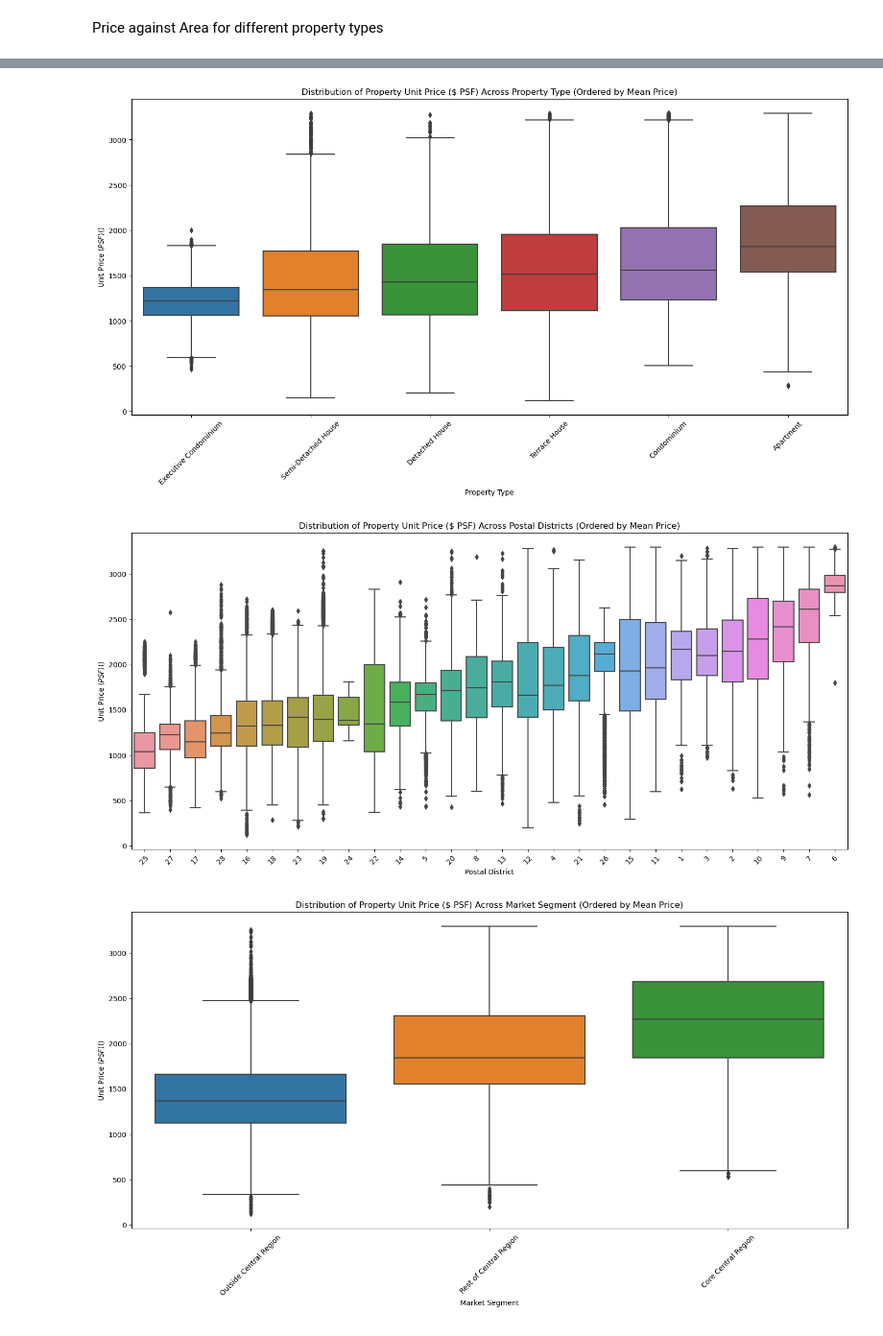
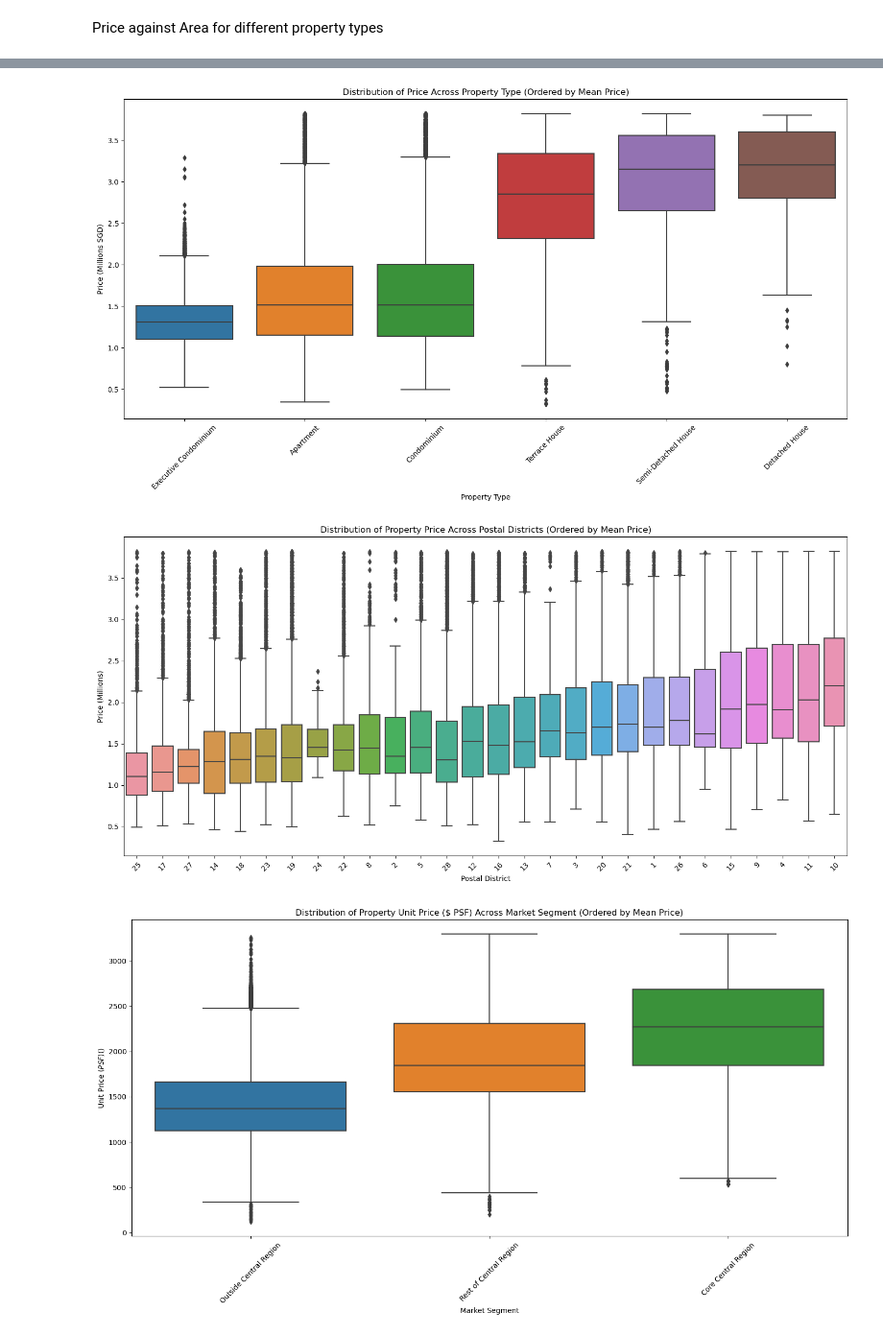
Before and after one commit to feliciahxy/SC1015-DSAI-project, a Jupyter notebook: EDA/EDA.ipynb, the cells around one changed output, grey strips where cells are left out. Shown at 96% size. Drawn from its saved outputs; the diff is of its cells as text; code cells hidden in the pictures.

```diff
--- a/EDA/EDA.ipynb
+++ b/EDA/EDA.ipynb
@@ -276,67 +344,71 @@ Terrace House: R² = 0.2976
 # %%
 # Remove outliers from Price
 df_filtered = df.copy()
-df_filtered['Unit Price ($ PSF)'] = removeoutlier(df_filtered['Unit Price ($ PSF)'])
+df_filtered['Price'] = removeoutlier(df_filtered['Price'])
 
-# Drop rows with NaN values in Price and Postal District
-df_filtered = df_filtered.dropna(subset=['Unit Price ($ PSF)', 'Property Type'])
+# Drop rows with NaN values in Price and Property Type
+df_filtered = df_filtered.dropna(subset=['Price', 'Property Type'])
 
-# Convert Postal District to string for categorical plotting
+# Convert Property Type to string for categorical plotting
 df_filtered['Property Type'] = df_filtered['Property Type'].astype(str)
 
-# Calculate mean prices per district and sort them
-district_order = df_filtered.groupby("Property Type")["Unit Price ($ PSF)"].mean().sort_values().index
+# Convert Price to millions
+df_filtered['Price_Million'] = df_filtered['Price'] / 1_000_000
+
+# Calculate mean prices per property type and sort them
+district_order = df_filtered.groupby("Property Type")["Price_Million"].mean().sort_values().index
 
 # Set figure size
 plt.figure(figsize=(18, 8))
 
-# Create boxplot, ordered by mean price
-sb.boxplot(x='Property Type', y='Unit Price ($ PSF)', data=df_filtered, order=district_order)
+# Create boxplot, ordered by mean price (in millions)
+sb.boxplot(x='Property Type', y='Price_Million', data=df_filtered, order=district_order)
 
 # Customize labels and title
 plt.xlabel("Property Type")
-plt.ylabel("Unit Price ($ PSF) ($)")
-plt.title("Distribution of Property Unit Price ($ PSF) Across Property Type (Ordered by Mean Price)")
+plt.ylabel("Price (Millions SGD)")
+plt.title("Distribution of Price Across Property Type (Ordered by Mean Price)")
 
-# Rotate district labels for better readability
+# Rotate property type labels for better readability
 plt.xticks(rotation=45)
 
 # Show plot
 plt.show()
 # %% [output]
-[figure, old version]
+[figure, new version]
 # %%
 # Remove outliers from Price
 df_filtered = df.copy()
-df_filtered['Unit Price ($ PSF)'] = removeoutlier(df_filtered['Unit Price ($ PSF)'])
+df_filtered['Price'] = removeoutlier(df_filtered['Price'])
 
 # Drop rows with NaN values in Price and Postal District
-df_filtered = df_filtered.dropna(subset=['Unit Price ($ PSF)', 'Postal District'])
+df_filtered = df_filtered.dropna(subset=['Price', 'Postal District'])
 
 # Convert Postal District to string for categorical plotting
 df_filtered['Postal District'] = df_filtered['Postal District'].astype(str)
 
 # Calculate mean prices per district and sort them
-district_order = df_filtered.groupby("Postal District")["Unit Price ($ PSF)"].mean().sort_values().index
+district_order = df_filtered.groupby("Postal District")["Price"].mean().sort_values().index
+df_filtered['Price_Million'] = df_filtered['Price'] / 1_000_000
 
 # Set figure size
 plt.figure(figsize=(18, 8))
 
 # Create boxplot, ordered by mean price
-sb.boxplot(x='Postal District', y='Unit Price ($ PSF)', data=df_filtered, order=district_order)
+sb.boxplot(x='Postal District', y='Price_Million', data=df_filtered, order=district_order)
 
 # Customize labels and title
 plt.xlabel("Postal District")
-plt.ylabel("Unit Price ($ PSF) ($)")
-plt.title("Distribution of Property Unit Price ($ PSF) Across Postal Districts (Ordered by Mean Price)")
+plt.ylabel("Price (Millions)")
+plt.title("Distribution of Property Price Across Postal Districts (Ordered by Mean Price)")
 
 # Rotate district labels for better readability
 plt.xticks(rotation=45)
 
 # Show plot
 plt.show()
 # %% [output]
-[figure, old version]
+[figure, new version]
 # %%
 # Remove outliers from Price
 df_filtered = df.copy()
```
Also changed, not shown: parts of 11 cells of this notebook, 2 other files.
